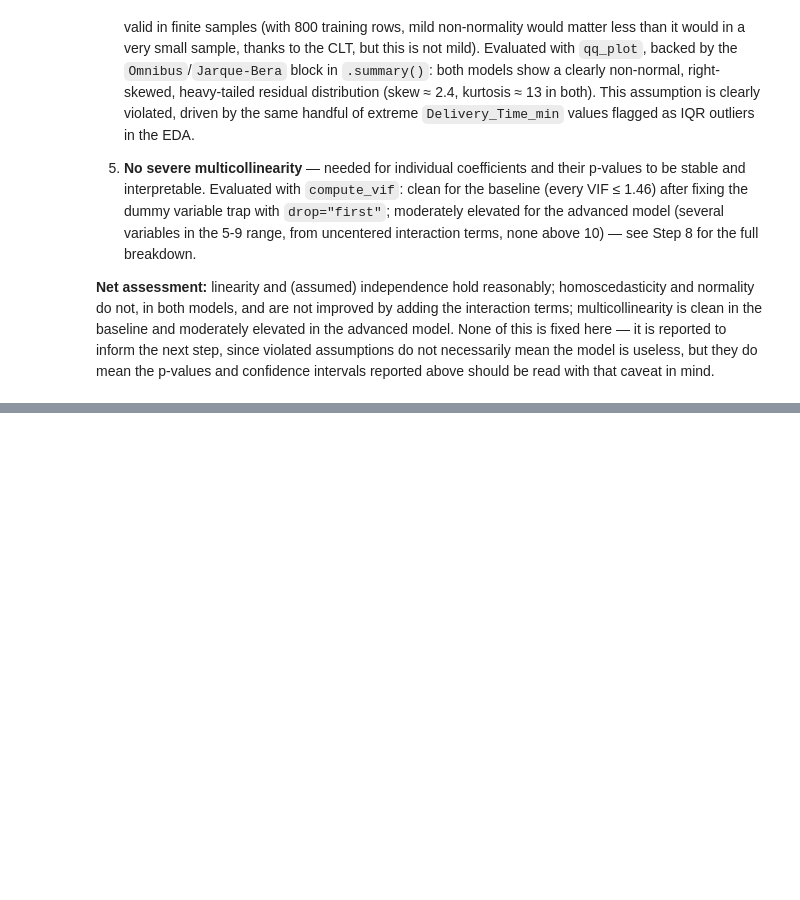
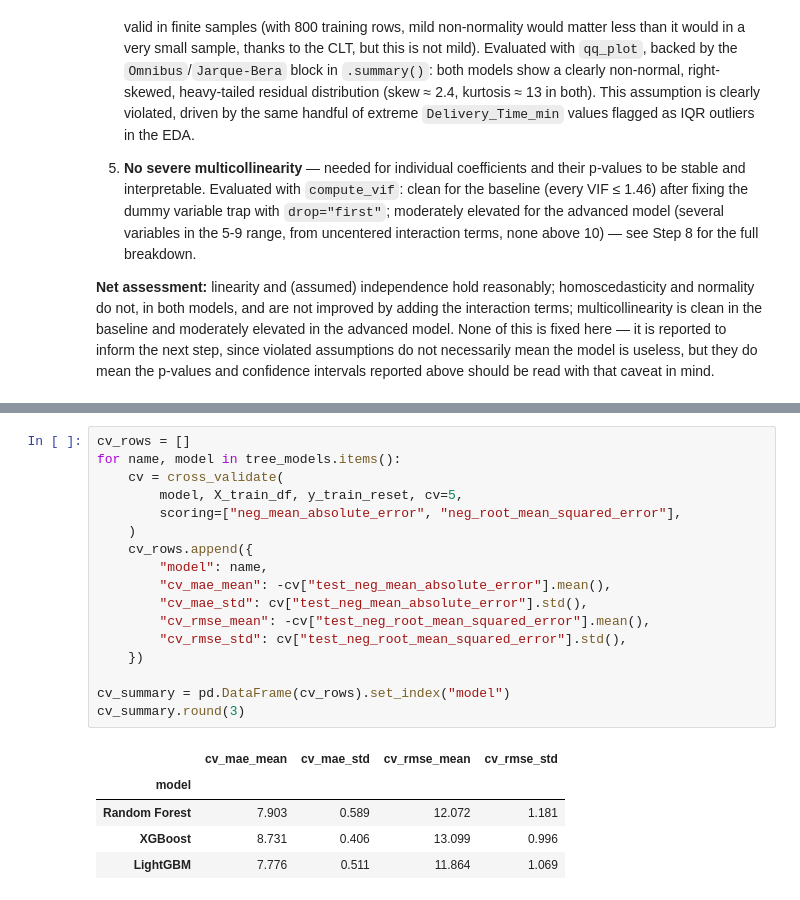
Before and after one commit to felo9015/food_delivery_time_prediction, a Jupyter notebook: notebooks/model_exploration.ipynb, the cells around one changed output, grey strips where cells are left out. Drawn from its saved outputs; the diff is of its cells as text; blank space fills up the shorter version.

```diff
--- a/notebooks/model_exploration.ipynb
+++ b/notebooks/model_exploration.ipynb
@@ -538,0 +561,23 @@ comparison.round(4)
+# %%
+cv_rows = []
+for name, model in tree_models.items():
+    cv = cross_validate(
+        model, X_train_df, y_train_reset, cv=5,
+        scoring=["neg_mean_absolute_error", "neg_root_mean_squared_error"],
+    )
+    cv_rows.append({
+        "model": name,
+        "cv_mae_mean": -cv["test_neg_mean_absolute_error"].mean(),
+        "cv_mae_std": cv["test_neg_mean_absolute_error"].std(),
+        "cv_rmse_mean": -cv["test_neg_root_mean_squared_error"].mean(),
+        "cv_rmse_std": cv["test_neg_root_mean_squared_error"].std(),
+    })
+
+cv_summary = pd.DataFrame(cv_rows).set_index("model")
+cv_summary.round(3)
+# %% [output]
+|  | cv_mae_mean | cv_mae_std | cv_rmse_mean | cv_rmse_std |
+| model |  |  |  |  |
+| Random Forest | 7.903 | 0.589 | 12.072 | 1.181 |
+| XGBoost | 8.731 | 0.406 | 13.099 | 0.996 |
+| LightGBM | 7.776 | 0.511 | 11.864 | 1.069 |
```
Also changed, not shown: parts of 12 cells of this notebook, 2 other files.
